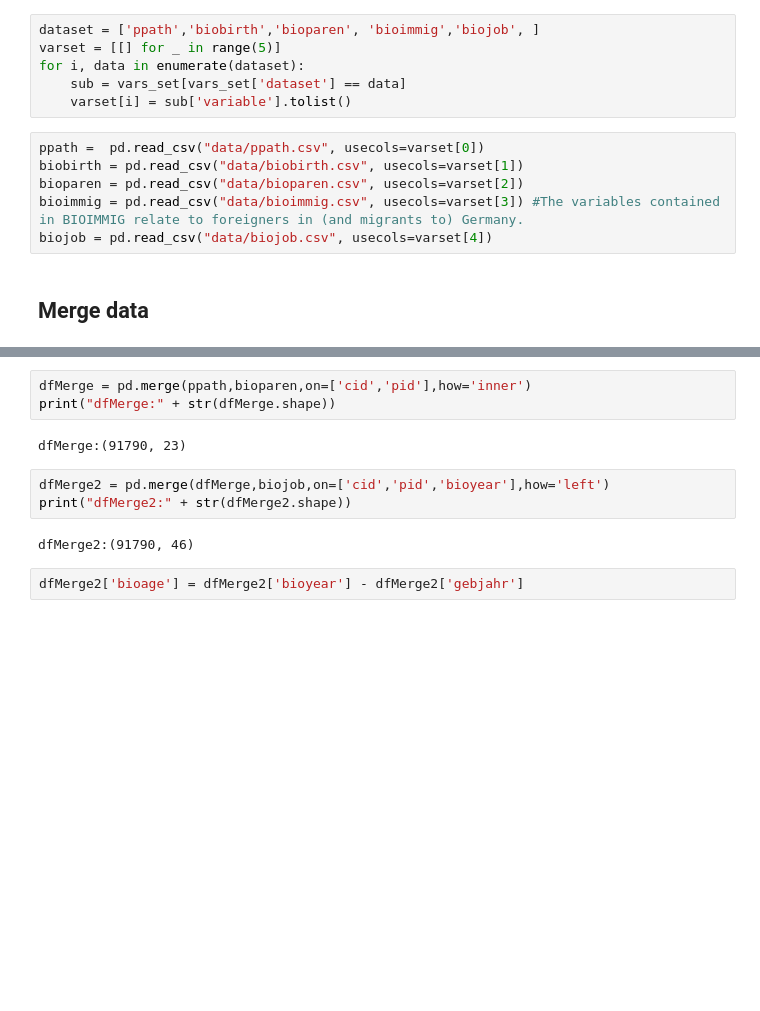
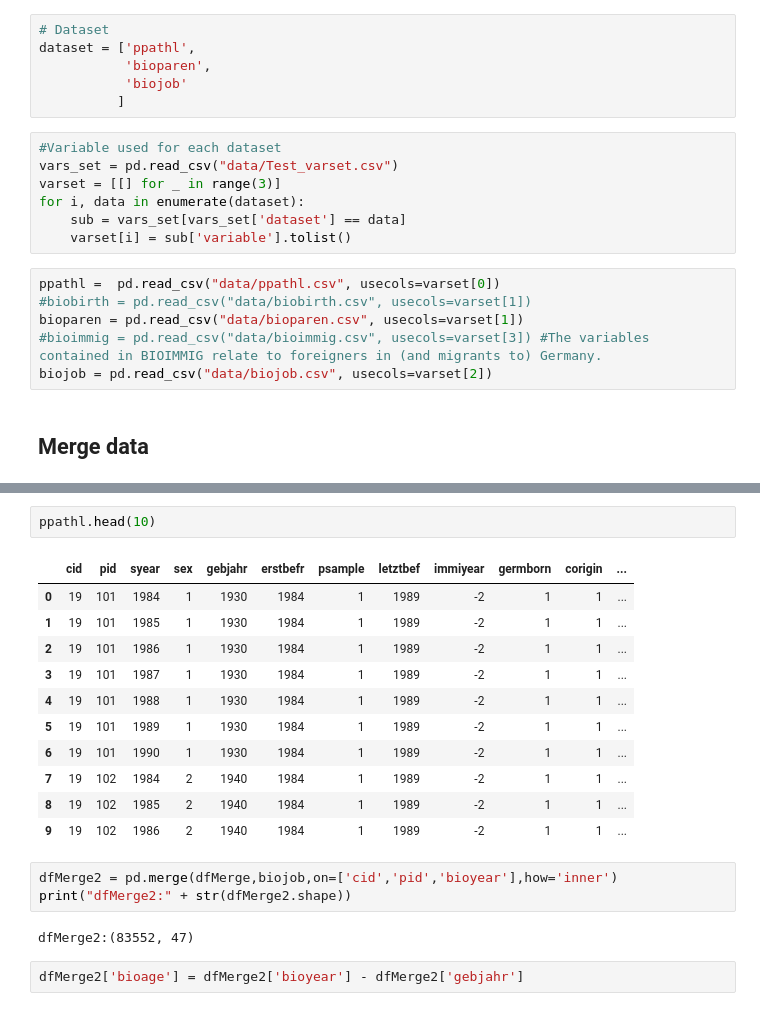
Before and after one commit to nfajardoa/Applied-Microeconomics-Eisenhauer, a Jupyter notebook: Ppath_data.ipynb, the cells around one changed output, grey strips where cells are left out. Drawn from its saved outputs; the diff is of its cells as text; blank space fills up the shorter version.

```diff
--- a/Ppath_data.ipynb
+++ b/Ppath_data.ipynb
@@ -13,14 +10,21 @@ vars_set = pd.read_csv("data/Test_varset.csv")
+# %%
+# Dataset
+dataset = ['ppathl',
+           'bioparen',
+           'biojob'
+          ]
 # %%
-dataset = ['ppath','biobirth','bioparen', 'bioimmig','biojob', ]
-varset = [[] for _ in range(5)]
+#Variable used for each dataset
+vars_set = pd.read_csv("data/Test_varset.csv")
+varset = [[] for _ in range(3)]
 for i, data in enumerate(dataset):
     sub = vars_set[vars_set['dataset'] == data]
     varset[i] = sub['variable'].tolist()
 # %%
-ppath =  pd.read_csv("data/ppath.csv", usecols=varset[0])
-biobirth = pd.read_csv("data/biobirth.csv", usecols=varset[1])
-bioparen = pd.read_csv("data/bioparen.csv", usecols=varset[2])
-bioimmig = pd.read_csv("data/bioimmig.csv", usecols=varset[3]) #The variables contained in BIOIMMIG relate to foreigners in (and migrants to) Germany.
-biojob = pd.read_csv("data/biojob.csv", usecols=varset[4])
+ppathl =  pd.read_csv("data/ppathl.csv", usecols=varset[0])
+#biobirth = pd.read_csv("data/biobirth.csv", usecols=varset[1])
+bioparen = pd.read_csv("data/bioparen.csv", usecols=varset[1])
+#bioimmig = pd.read_csv("data/bioimmig.csv", usecols=varset[3]) #The variables contained in BIOIMMIG relate to foreigners in (and migrants to) Germany.
+biojob = pd.read_csv("data/biojob.csv", usecols=varset[2])
 # %% [markdown]
 ## Merge data
@@ -27,13 +38,22 @@ biojob = pd.read_csv("data/biojob.csv", usecols=varset[4])
+# %%
+ppathl.head(10)
+# %% [output]
+|  | cid | pid | syear | sex | gebjahr | erstbefr | psample | letztbef | immiyear | germborn | corigin | ... |
+| 0 | 19 | 101 | 1984 | 1 | 1930 | 1984 | 1 | 1989 | -2 | 1 | 1 | ... |
+| 1 | 19 | 101 | 1985 | 1 | 1930 | 1984 | 1 | 1989 | -2 | 1 | 1 | ... |
+| 2 | 19 | 101 | 1986 | 1 | 1930 | 1984 | 1 | 1989 | -2 | 1 | 1 | ... |
+| 3 | 19 | 101 | 1987 | 1 | 1930 | 1984 | 1 | 1989 | -2 | 1 | 1 | ... |
+| 4 | 19 | 101 | 1988 | 1 | 1930 | 1984 | 1 | 1989 | -2 | 1 | 1 | ... |
+| 5 | 19 | 101 | 1989 | 1 | 1930 | 1984 | 1 | 1989 | -2 | 1 | 1 | ... |
+| 6 | 19 | 101 | 1990 | 1 | 1930 | 1984 | 1 | 1989 | -2 | 1 | 1 | ... |
+| 7 | 19 | 102 | 1984 | 2 | 1940 | 1984 | 1 | 1989 | -2 | 1 | 1 | ... |
+| 8 | 19 | 102 | 1985 | 2 | 1940 | 1984 | 1 | 1989 | -2 | 1 | 1 | ... |
+| 9 | 19 | 102 | 1986 | 2 | 1940 | 1984 | 1 | 1989 | -2 | 1 | 1 | ... |
 # %%
-dfMerge = pd.merge(ppath,bioparen,on=['cid','pid'],how='inner')
-print("dfMerge:" + str(dfMerge.shape))
+dfMerge2 = pd.merge(dfMerge,biojob,on=['cid','pid','bioyear'],how='inner')
+print("dfMerge2:" + str(dfMerge2.shape))
 # %% [output]
-dfMerge:(91790, 23)
+dfMerge2:(83552, 47)
-# %%
-dfMerge2 = pd.merge(dfMerge,biojob,on=['cid','pid','bioyear'],how='left')
-print("dfMerge2:" + str(dfMerge2.shape))
-# %% [output]
-dfMerge2:(91790, 46)
 # %%
 dfMerge2['bioage'] = dfMerge2['bioyear'] - dfMerge2['gebjahr']
 # %%
```
Also changed, not shown: parts of 9 cells of this notebook, 21 other files.
